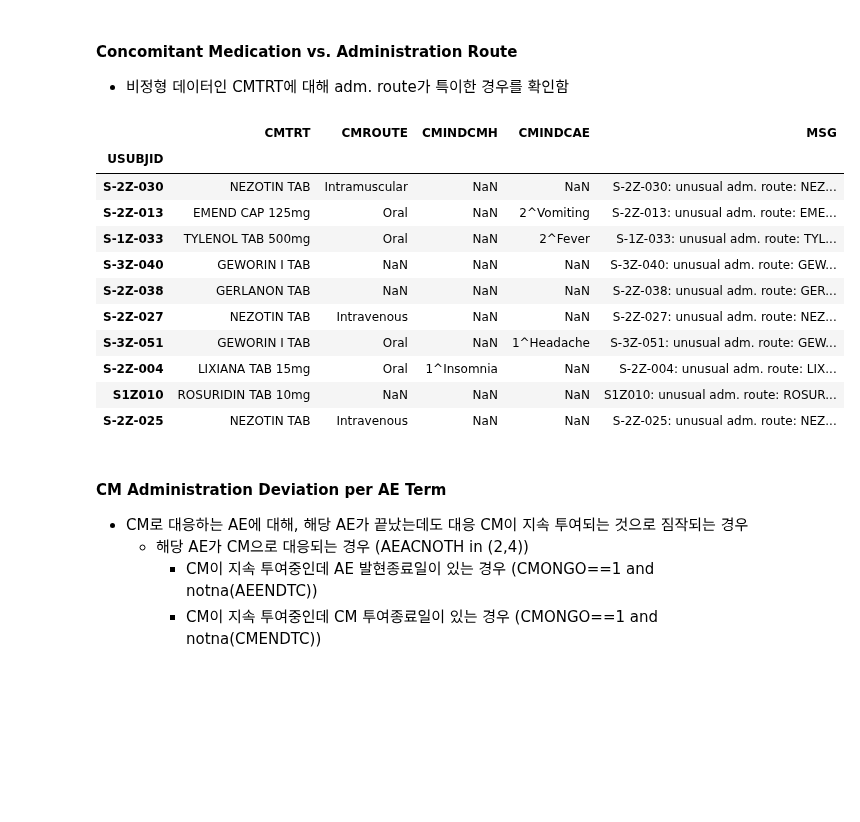
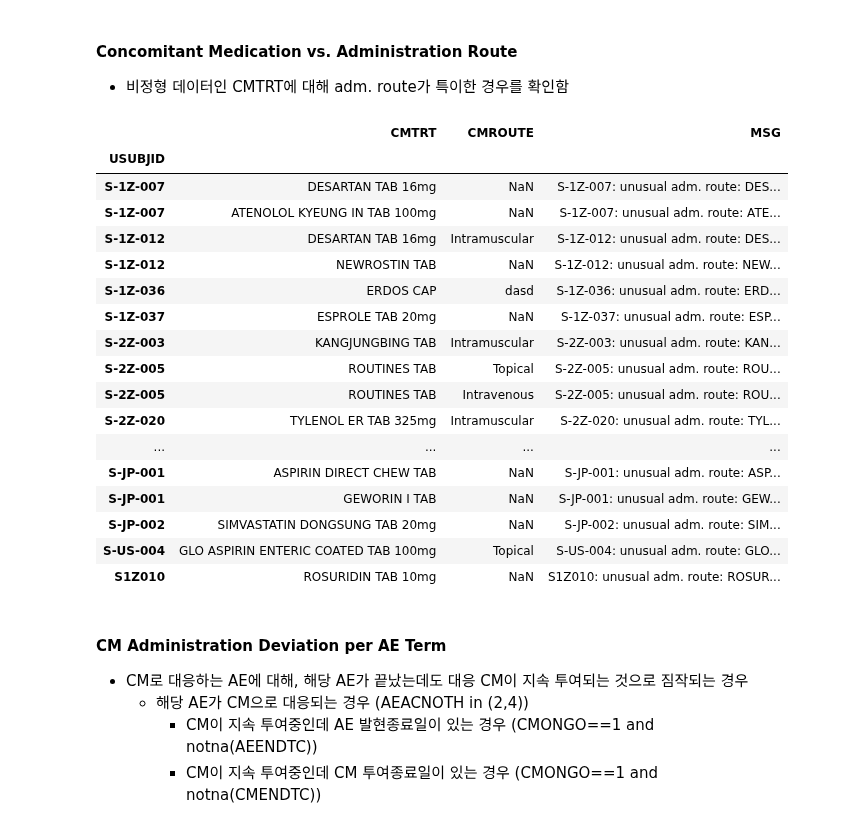
Before and after one commit to beeseosil/pub, a Jupyter notebook: ct/dmc.ipynb, the cells around one changed output. Saved outputs shown, nothing was run; the diff lists cells and outputs as text; code cells hidden in the pictures; blank space fills up the shorter version.

Commit message:
where in CMPO: disambiguation

```diff
--- a/ct/dmc.ipynb
+++ b/ct/dmc.ipynb
@@ -240,34 +235,40 @@ aecm
 # %%
 _=sas.submit("""
 proc sql;
 create table CMPO as
-select SUBJID as USUBJID,CMTRT,CMROUTE,CMINDCMH,CMINDCAE,
-""||trim(USUBJID)||": unusual adm. route: "||trim(CMTRT)||": "||trim(CMROUTE)||"" as MSG
+select SUBJID as USUBJID,CMTRT,CMROUTE,
+""||trim(SUBJID)||": unusual adm. route: "||trim(CMTRT)||": "||trim(CMROUTE)||"" as MSG
 from CUBEDEMO.CM
-where CMTRT like "%CAP%" or
-CMTRT like "%SC%" or
-CMTRT like "%TAB%" or
-CMTRT like "%SYR%" or
-CMTRT like "%SOLN%" and CMROUTE<>"Oral"
+where CMROUTE<>'Oral' and (
+CMTRT like '%CAP%' or
+CMTRT like '%SC%' or
+CMTRT like '%TAB%' or
+CMTRT like '%SYR%' or
+CMTRT like '%SOLN%')
 order by USUBJID
 ;
-run;
 """)
 cmpo=sas.sd2df("CMPO").set_index("USUBJID")
-cmpo.sample(10)
+cmpo
 # %% [output]
-|  | CMTRT | CMROUTE | CMINDCMH | CMINDCAE | MSG |
-| USUBJID |  |  |  |  |  |
-| S-2Z-030 | NEZOTIN TAB | Intramuscular | NaN | NaN | S-2Z-030: unusual adm. route: NEZ... |
-| S-2Z-013 | EMEND CAP 125mg | Oral | NaN | 2^Vomiting | S-2Z-013: unusual adm. route: EME... |
-| S-1Z-033 | TYLENOL TAB 500mg | Oral | NaN | 2^Fever | S-1Z-033: unusual adm. route: TYL... |
-| S-3Z-040 | GEWORIN I TAB | NaN | NaN | NaN | S-3Z-040: unusual adm. route: GEW... |
-| S-2Z-038 | GERLANON TAB | NaN | NaN | NaN | S-2Z-038: unusual adm. route: GER... |
-| S-2Z-027 | NEZOTIN TAB | Intravenous | NaN | NaN | S-2Z-027: unusual adm. route: NEZ... |
-| S-3Z-051 | GEWORIN I TAB | Oral | NaN | 1^Headache | S-3Z-051: unusual adm. route: GEW... |
-| S-2Z-004 | LIXIANA TAB 15mg | Oral | 1^Insomnia | NaN | S-2Z-004: unusual adm. route: LIX... |
-| S1Z010 | ROSURIDIN TAB 10mg | NaN | NaN | NaN | S1Z010: unusual adm. route: ROSUR... |
-| S-2Z-025 | NEZOTIN TAB | Intravenous | NaN | NaN | S-2Z-025: unusual adm. route: NEZ... |
+|  | CMTRT | CMROUTE | MSG |
+| USUBJID |  |  |  |
+| S-1Z-007 | DESARTAN TAB 16mg | NaN | S-1Z-007: unusual adm. route: DES... |
+| S-1Z-007 | ATENOLOL KYEUNG IN TAB 100mg | NaN | S-1Z-007: unusual adm. route: ATE... |
+| S-1Z-012 | DESARTAN TAB 16mg | Intramuscular | S-1Z-012: unusual adm. route: DES... |
+| S-1Z-012 | NEWROSTIN TAB | NaN | S-1Z-012: unusual adm. route: NEW... |
+| S-1Z-036 | ERDOS CAP | dasd | S-1Z-036: unusual adm. route: ERD... |
+| S-1Z-037 | ESPROLE TAB 20mg | NaN | S-1Z-037: unusual adm. route: ESP... |
+| S-2Z-003 | KANGJUNGBING TAB | Intramuscular | S-2Z-003: unusual adm. route: KAN... |
+| S-2Z-005 | ROUTINES TAB | Topical | S-2Z-005: unusual adm. route: ROU... |
+| S-2Z-005 | ROUTINES TAB | Intravenous | S-2Z-005: unusual adm. route: ROU... |
+| S-2Z-020 | TYLENOL ER TAB 325mg | Intramuscular | S-2Z-020: unusual adm. route: TYL... |
+| ... | ... | ... | ... |
+| S-JP-001 | ASPIRIN DIRECT CHEW TAB | NaN | S-JP-001: unusual adm. route: ASP... |
+| S-JP-001 | GEWORIN I TAB | NaN | S-JP-001: unusual adm. route: GEW... |
+| S-JP-002 | SIMVASTATIN DONGSUNG TAB 20mg | NaN | S-JP-002: unusual adm. route: SIM... |
+| S-US-004 | GLO ASPIRIN ENTERIC COATED TAB 100mg | Topical | S-US-004: unusual adm. route: GLO... |
+| S1Z010 | ROSURIDIN TAB 10mg | NaN | S1Z010: unusual adm. route: ROSUR... |
 # %% [markdown]
 #### CM Administration Deviation per AE Term
 * CM로 대응하는 AE에 대해, 해당 AE가 끝났는데도 대응 CM이 지속 투여되는 것으로 짐작되는 경우
```
Also changed, not shown: parts of 2 cells of this notebook.
